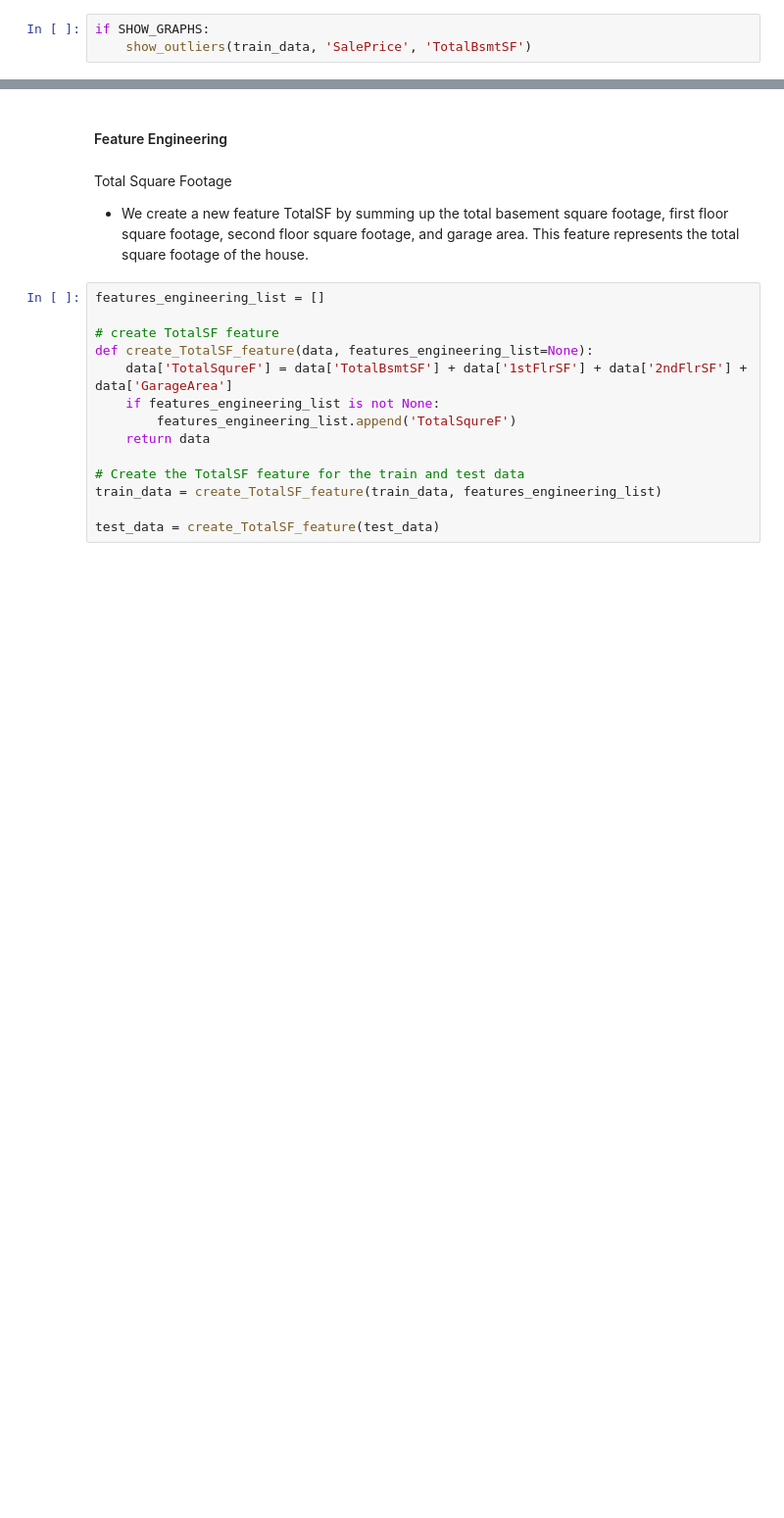
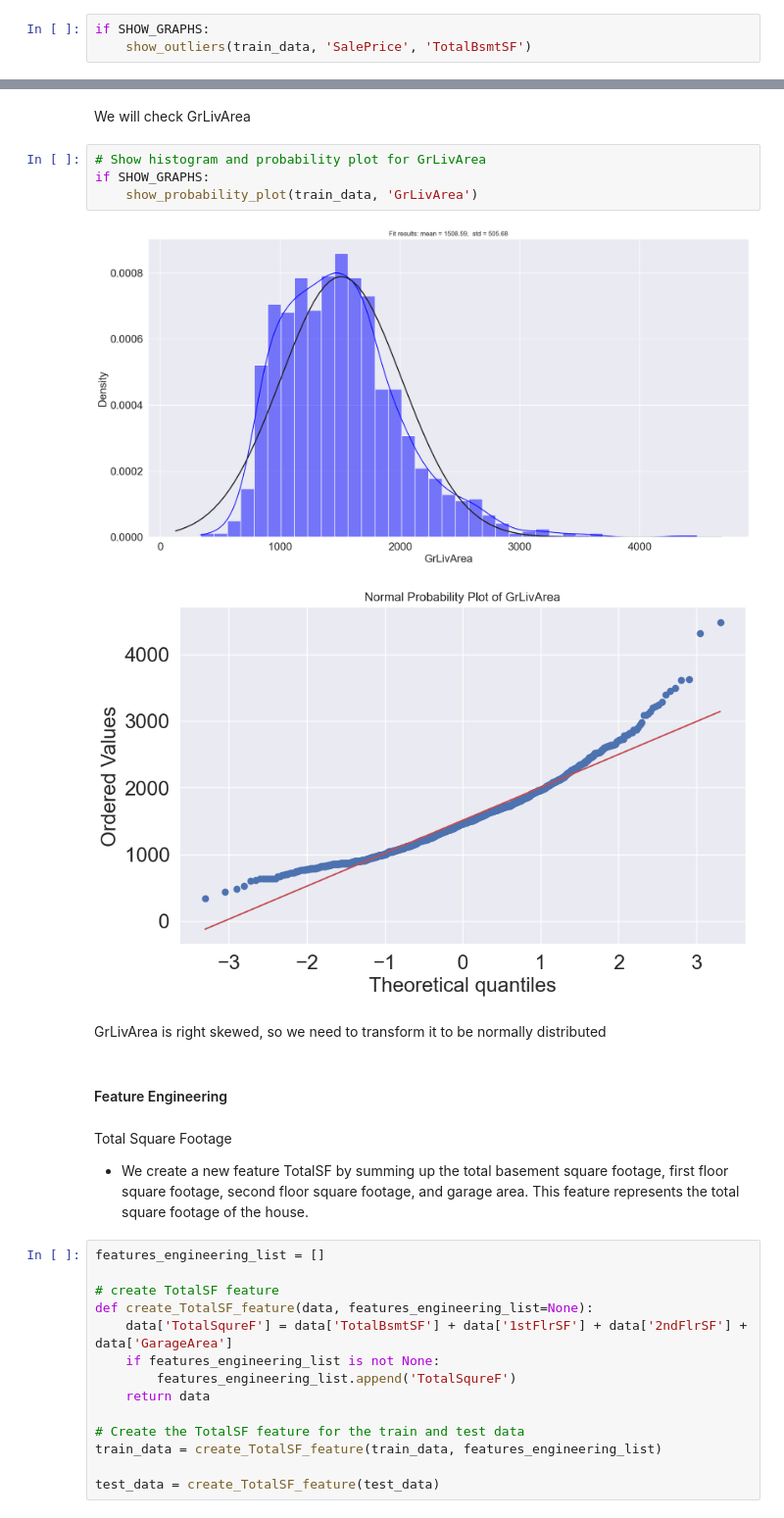
Before and after one commit to yayaya142/House-Prices-ML, a Jupyter notebook: src/house_prices.ipynb, the cells around one changed output, grey strips where cells are left out. Shown at 98% size. Saved outputs shown, nothing was run; the diff lists cells and outputs as text; blank space fills up the shorter version.

```diff
--- a/src/house_prices.ipynb
+++ b/src/house_prices.ipynb
@@ -558,3 +442,14 @@ if SHOW_GRAPHS:
+# %% [markdown]
+We will check GrLivArea
+# %%
+# Show histogram and probability plot for GrLivArea
+if SHOW_GRAPHS:
+    show_probability_plot(train_data, 'GrLivArea')
+# %% [output]
+[figure, added]
+[figure, added]
+# %% [markdown]
+GrLivArea is right skewed, so we need to transform it to be normally distributed
 # %% [markdown]
 #### Feature Engineering
 # %% [markdown]
```
Also changed, not shown: parts of 31 cells of this notebook.
